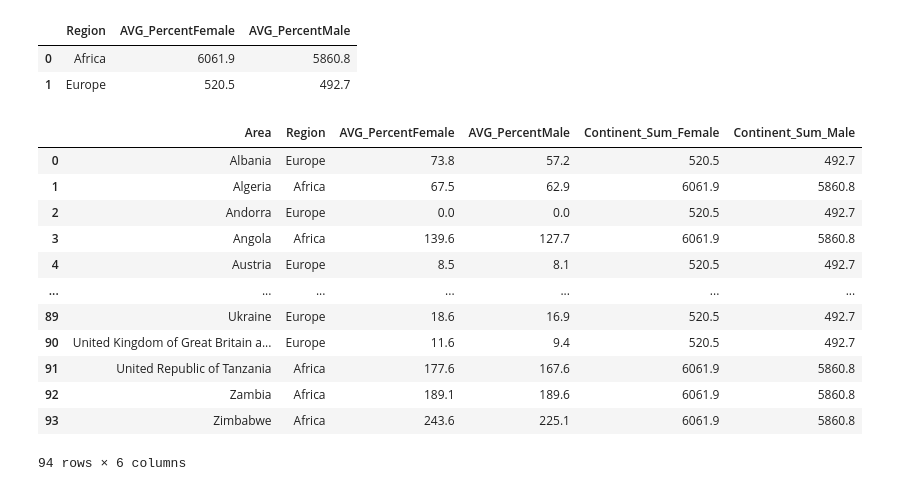
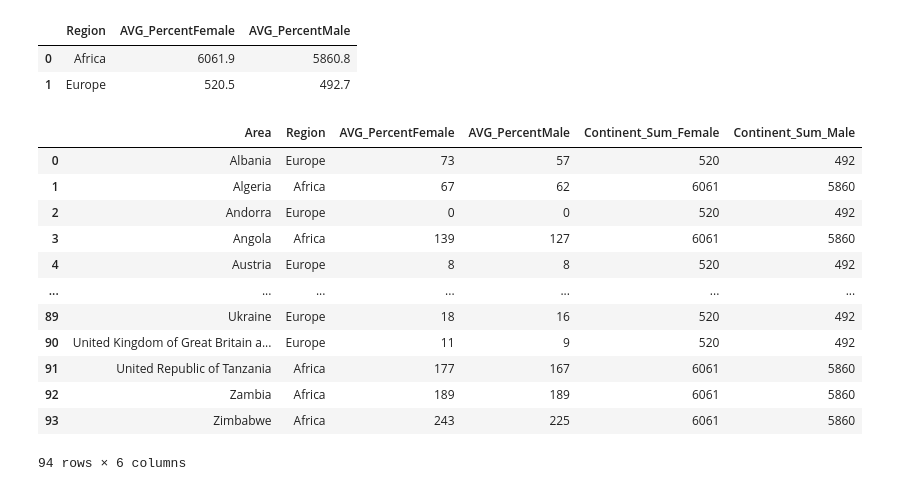
Before and after one commit to hannah-hana-kim/DSAN-5200-Project, a Jupyter notebook: 5200-website/hannah.ipynb, the cells around one changed output. Cells and saved outputs as stored; diff of their text form; code cells hidden in the pictures.

```diff
--- a/5200-website/hannah.ipynb
+++ b/5200-website/hannah.ipynb
@@ -481,6 +484,12 @@ another_df.head()
 # %%
 # group by region again
 region_sum = another_df.groupby('Region').agg({'AVG_PercentFemale': 'sum', 'AVG_PercentMale': 'sum'}).reset_index()
+# convert the column to numerical value
+region_sum['AVG_PercentFemale'] = pd.to_numeric(region_sum['AVG_PercentFemale'], errors='coerce')
+region_sum['AVG_PercentMale'] = pd.to_numeric(region_sum['AVG_PercentMale'], errors='coerce')
+# round the value
+region_sum['AVG_PercentFemale'] = region_sum['AVG_PercentFemale'].round(2)
+region_sum['AVG_PercentMale'] = region_sum['AVG_PercentMale'].round(2)
 region_sum
 # %% [output]
 |  | Region | AVG_PercentFemale | AVG_PercentMale |
@@ -492,20 +501,40 @@ df_merged = another_df.merge(region_sum, on='Region', suffixes=('', '_Sum'))
 # change the column name
 df_merged = df_merged.rename(columns={'AVG_PercentFemale_Sum': 'Continent_Sum_Female', 'AVG_PercentMale_Sum': 'Continent_Sum_Male'})
 df_merged
+df_merged.to_csv('./data/CleanedData/foodinsecuritybygender_cleaned.csv', index=False)
-# %% [output]
-|  | Area | Region | AVG_PercentFemale | AVG_PercentMale | Continent_Sum_Female | Continent_Sum_Male |
-| 0 | Albania | Europe | 73.8 | 57.2 | 520.5 | 492.7 |
-| 1 | Algeria | Africa | 67.5 | 62.9 | 6061.9 | 5860.8 |
-| 2 | Andorra | Europe | 0.0 | 0.0 | 520.5 | 492.7 |
-| 3 | Angola | Africa | 139.6 | 127.7 | 6061.9 | 5860.8 |
-| 4 | Austria | Europe | 8.5 | 8.1 | 520.5 | 492.7 |
-| ... | ... | ... | ... | ... | ... | ... |
-| 89 | Ukraine | Europe | 18.6 | 16.9 | 520.5 | 492.7 |
-| 90 | United Kingdom of Great Britain a... | Europe | 11.6 | 9.4 | 520.5 | 492.7 |
-| 91 | United Republic of Tanzania | Africa | 177.6 | 167.6 | 6061.9 | 5860.8 |
-| 92 | Zambia | Africa | 189.1 | 189.6 | 6061.9 | 5860.8 |
-| 93 | Zimbabwe | Africa | 243.6 | 225.1 | 6061.9 | 5860.8 |
-94 rows × 6 columns
+# %%
+# convert all the numerical columns to integer type
+df_merged['AVG_PercentFemale'] = df_merged['AVG_PercentFemale'].astype(int)
+df_merged['AVG_PercentMale'] = df_merged['AVG_PercentMale'].astype(int)
+df_merged['Continent_Sum_Female'] = df_merged['Continent_Sum_Female'].astype(int)
+df_merged['Continent_Sum_Male'] = df_merged['Continent_Sum_Male'].astype(int)
+
+# df_merged['AVG_PercentFemale'] = pd.to_numeric(df_merged['AVG_PercentFemale'], errors='coerce')
+# df_merged['AVG_PercentMale'] = pd.to_numeric(df_merged['AVG_PercentMale'], errors='coerce')
+# df_merged['Continent_Sum_Female'] = pd.to_numeric(df_merged['Continent_Sum_Female'], errors='coerce')
+# df_merged['Continent_Sum_Male'] = pd.to_numeric(df_merged['Continent_Sum_Male'], errors='coerce')
+
+# # round the value
+# df_merged['AVG_PercentFemale'] = df_merged['AVG_PercentFemale'].round(2)
+# df_merged['AVG_PercentMale'] = df_merged['AVG_PercentMale'].round(2)
+# df_merged['Continent_Sum_Female'] = df_merged['Continent_Sum_Female'].round(2)
+# df_merged['Continent_Sum_Male'] = df_merged['Continent_Sum_Male'].round(2)
+# %%
+df_merged
+# %% [output]
+|  | Area | Region | AVG_PercentFemale | AVG_PercentMale | Continent_Sum_Female | Continent_Sum_Male |
+| 0 | Albania | Europe | 73 | 57 | 520 | 492 |
+| 1 | Algeria | Africa | 67 | 62 | 6061 | 5860 |
+| 2 | Andorra | Europe | 0 | 0 | 520 | 492 |
+| 3 | Angola | Africa | 139 | 127 | 6061 | 5860 |
+| 4 | Austria | Europe | 8 | 8 | 520 | 492 |
+| ... | ... | ... | ... | ... | ... | ... |
+| 89 | Ukraine | Europe | 18 | 16 | 520 | 492 |
+| 90 | United Kingdom of Great Britain a... | Europe | 11 | 9 | 520 | 492 |
+| 91 | United Republic of Tanzania | Africa | 177 | 167 | 6061 | 5860 |
+| 92 | Zambia | Africa | 189 | 189 | 6061 | 5860 |
+| 93 | Zimbabwe | Africa | 243 | 225 | 6061 | 5860 |
+94 rows × 6 columns
 # %%
 # change the dataframe to dictionary
 df2 = df_merged.groupby('Region')
```
Also changed, not shown: parts of 16 cells of this notebook, 6 other files.
